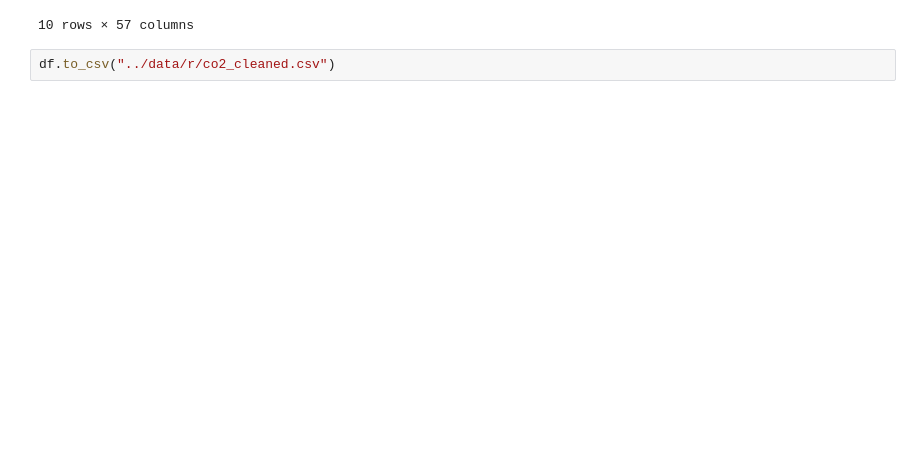
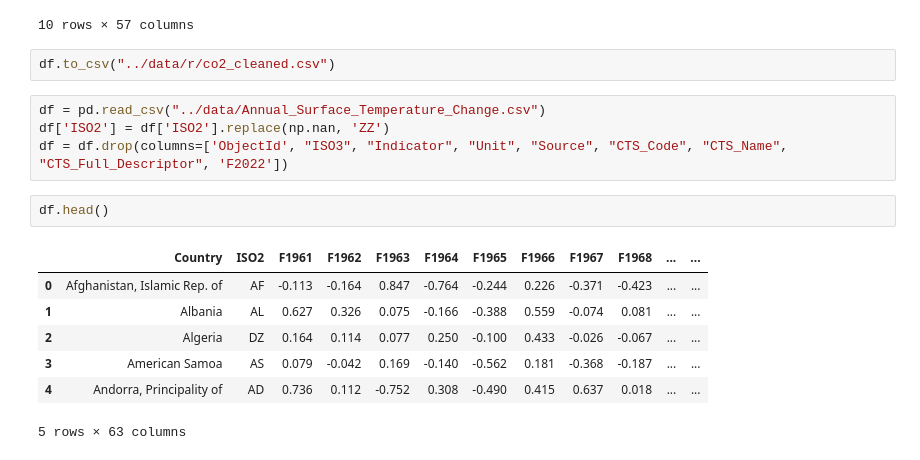
Before and after one commit to sourish33/ClimateChangeAnalysis, a Jupyter notebook: notebooks/analysis.ipynb, the cells around one changed output. Saved outputs shown, nothing was run; the diff lists cells and outputs as text; blank space fills up the shorter version.

```diff
--- a/notebooks/analysis.ipynb
+++ b/notebooks/analysis.ipynb
@@ -79,3 +79,17 @@ df.head(10)
 10 rows × 57 columns
 # %%
 df.to_csv("../data/r/co2_cleaned.csv")
+# %%
+df = pd.read_csv("../data/Annual_Surface_Temperature_Change.csv")
+df['ISO2'] = df['ISO2'].replace(np.nan, 'ZZ')
+df = df.drop(columns=['ObjectId', "ISO3", "Indicator", "Unit", "Source", "CTS_Code", "CTS_Name", "CTS_Full_Descriptor", 'F2022'])
+# %%
+df.head()
+# %% [output]
+|  | Country | ISO2 | F1961 | F1962 | F1963 | F1964 | F1965 | F1966 | F1967 | F1968 | ... | ... |
+| 0 | Afghanistan, Islamic Rep. of | AF | -0.113 | -0.164 | 0.847 | -0.764 | -0.244 | 0.226 | -0.371 | -0.423 | ... | ... |
+| 1 | Albania | AL | 0.627 | 0.326 | 0.075 | -0.166 | -0.388 | 0.559 | -0.074 | 0.081 | ... | ... |
+| 2 | Algeria | DZ | 0.164 | 0.114 | 0.077 | 0.250 | -0.100 | 0.433 | -0.026 | -0.067 | ... | ... |
+| 3 | American Samoa | AS | 0.079 | -0.042 | 0.169 | -0.140 | -0.562 | 0.181 | -0.368 | -0.187 | ... | ... |
+| 4 | Andorra, Principality of | AD | 0.736 | 0.112 | -0.752 | 0.308 | -0.490 | 0.415 | 0.637 | 0.018 | ... | ... |
+5 rows × 63 columns
```
Also changed, not shown: parts of 9 cells of this notebook, 6 other files.
